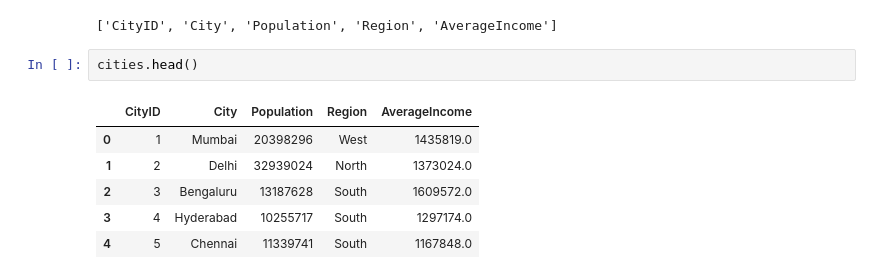
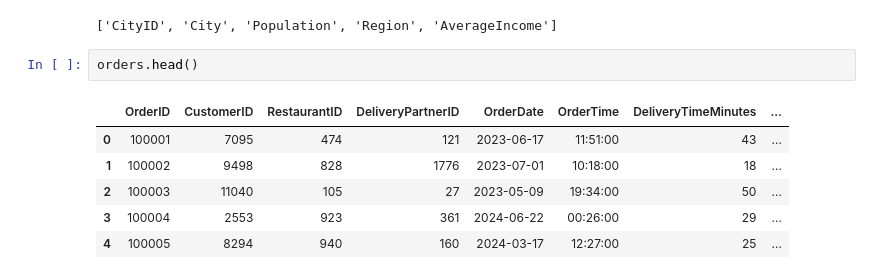
Before and after one commit to priyankavasavada/Zomato_Business_Intelligence_Project, a Jupyter notebook: notebooks/02_eda.ipynb, the cells around one changed output. Drawn from its saved outputs; the diff is of its cells as text.

```diff
--- a/notebooks/02_eda.ipynb
+++ b/notebooks/02_eda.ipynb
@@ -44,11 +44,11 @@ print(cities.columns.tolist())
 # %% [output]
 ['CityID', 'City', 'Population', 'Region', 'AverageIncome']
 # %%
-cities.head()
+orders.head()
 # %% [output]
-|  | CityID | City | Population | Region | AverageIncome |
-| 0 | 1 | Mumbai | 20398296 | West | 1435819.0 |
-| 1 | 2 | Delhi | 32939024 | North | 1373024.0 |
-| 2 | 3 | Bengaluru | 13187628 | South | 1609572.0 |
-| 3 | 4 | Hyderabad | 10255717 | South | 1297174.0 |
-| 4 | 5 | Chennai | 11339741 | South | 1167848.0 |
+|  | OrderID | CustomerID | RestaurantID | DeliveryPartnerID | OrderDate | OrderTime | DeliveryTimeMinutes | ... |
+| 0 | 100001 | 7095 | 474 | 121 | 2023-06-17 | 11:51:00 | 43 | ... |
+| 1 | 100002 | 9498 | 828 | 1776 | 2023-07-01 | 10:18:00 | 18 | ... |
+| 2 | 100003 | 11040 | 105 | 27 | 2023-05-09 | 19:34:00 | 50 | ... |
+| 3 | 100004 | 2553 | 923 | 361 | 2024-06-22 | 00:26:00 | 29 | ... |
+| 4 | 100005 | 8294 | 940 | 160 | 2024-03-17 | 12:27:00 | 25 | ... |
```
Also changed, not shown: parts of 31 cells of this notebook.
